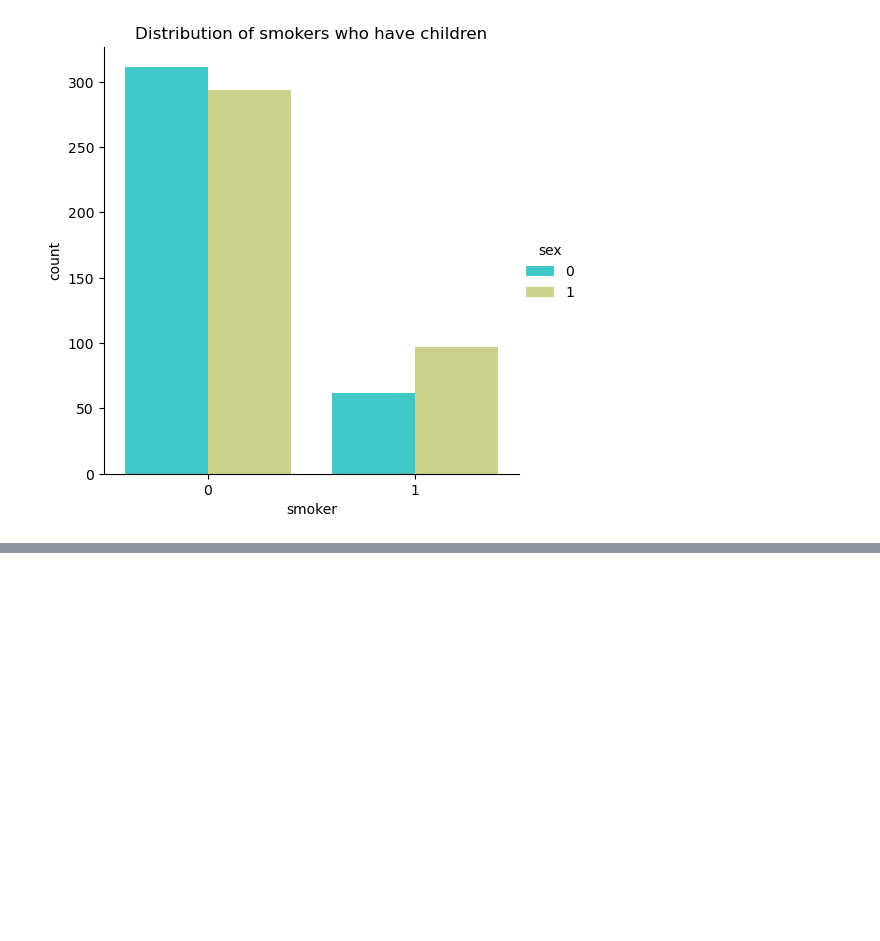
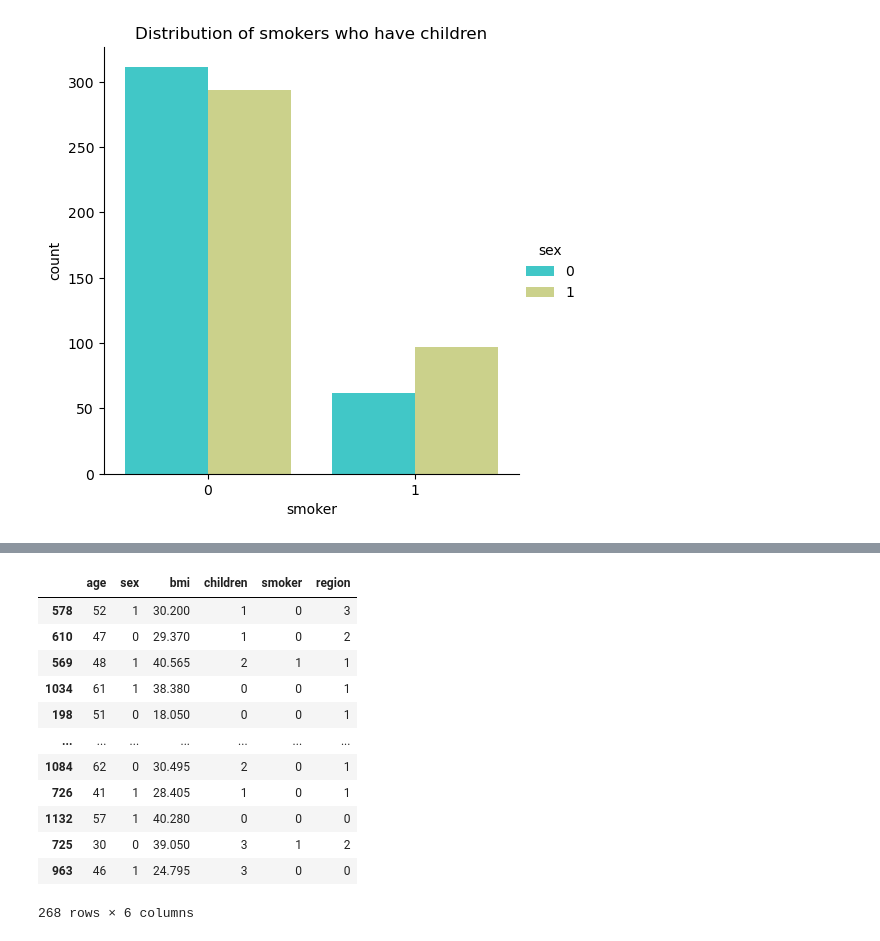
Before and after one commit to BhaveshDwaram/Medical-Insurance--Cost-Prediction, a Jupyter notebook: Medical Insurance Cost Prediction.ipynb, the cells around one changed output, grey strips where cells are left out. Cells and saved outputs as stored; diff of their text form; code cells hidden in the pictures; blank space fills up the shorter version.

```diff
--- a/Medical Insurance Cost Prediction.ipynb
+++ b/Medical Insurance Cost Prediction.ipynb
@@ -352,0 +425,16 @@ Text(0.5, 1.0, 'Distribution of smokers who have children')
+# %%
+x_test
+# %% [output]
+|  | age | sex | bmi | children | smoker | region |
+| 578 | 52 | 1 | 30.200 | 1 | 0 | 3 |
+| 610 | 47 | 0 | 29.370 | 1 | 0 | 2 |
+| 569 | 48 | 1 | 40.565 | 2 | 1 | 1 |
+| 1034 | 61 | 1 | 38.380 | 0 | 0 | 1 |
+| 198 | 51 | 0 | 18.050 | 0 | 0 | 1 |
+| ... | ... | ... | ... | ... | ... | ... |
+| 1084 | 62 | 0 | 30.495 | 2 | 0 | 1 |
+| 726 | 41 | 1 | 28.405 | 1 | 0 | 1 |
+| 1132 | 57 | 1 | 40.280 | 0 | 0 | 0 |
+| 725 | 30 | 0 | 39.050 | 3 | 1 | 2 |
+| 963 | 46 | 1 | 24.795 | 3 | 0 | 0 |
+268 rows × 6 columns
```
Also changed, not shown: parts of 11 cells of this notebook, 2 other files.
